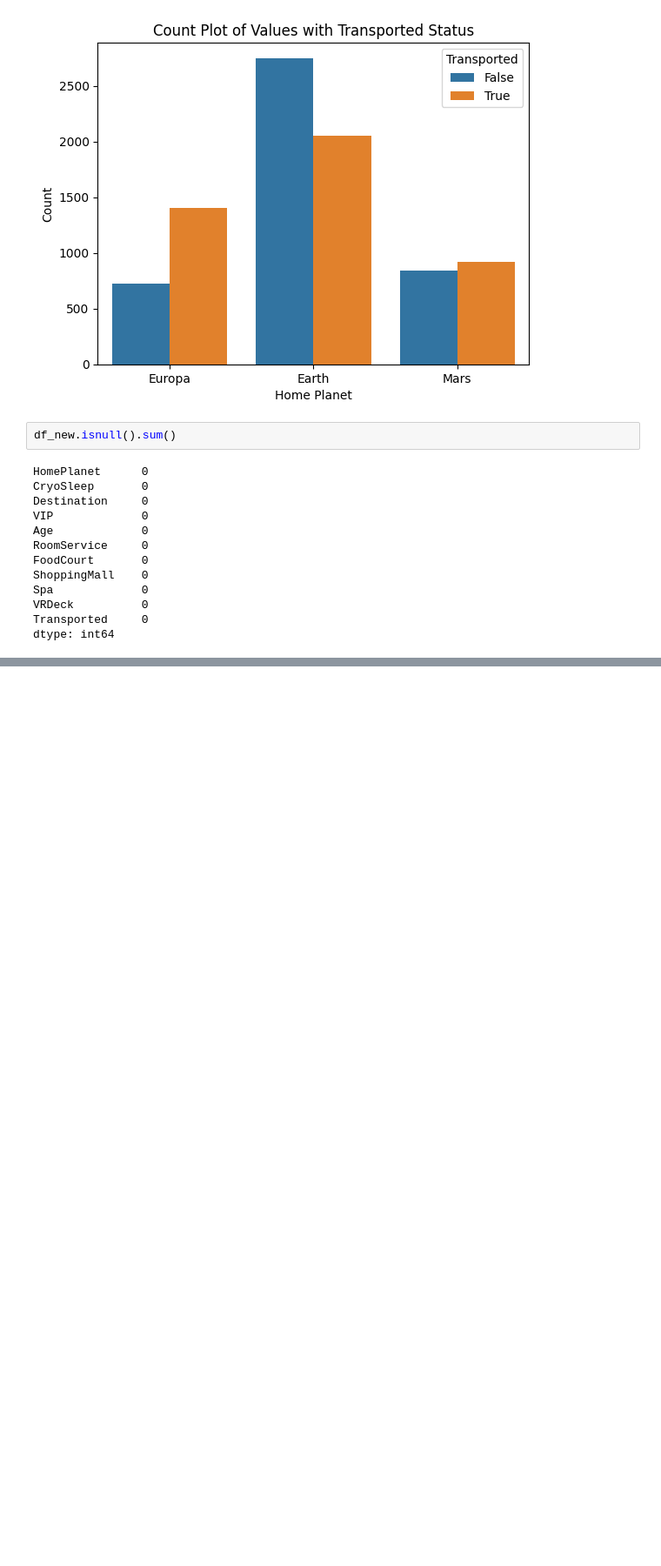
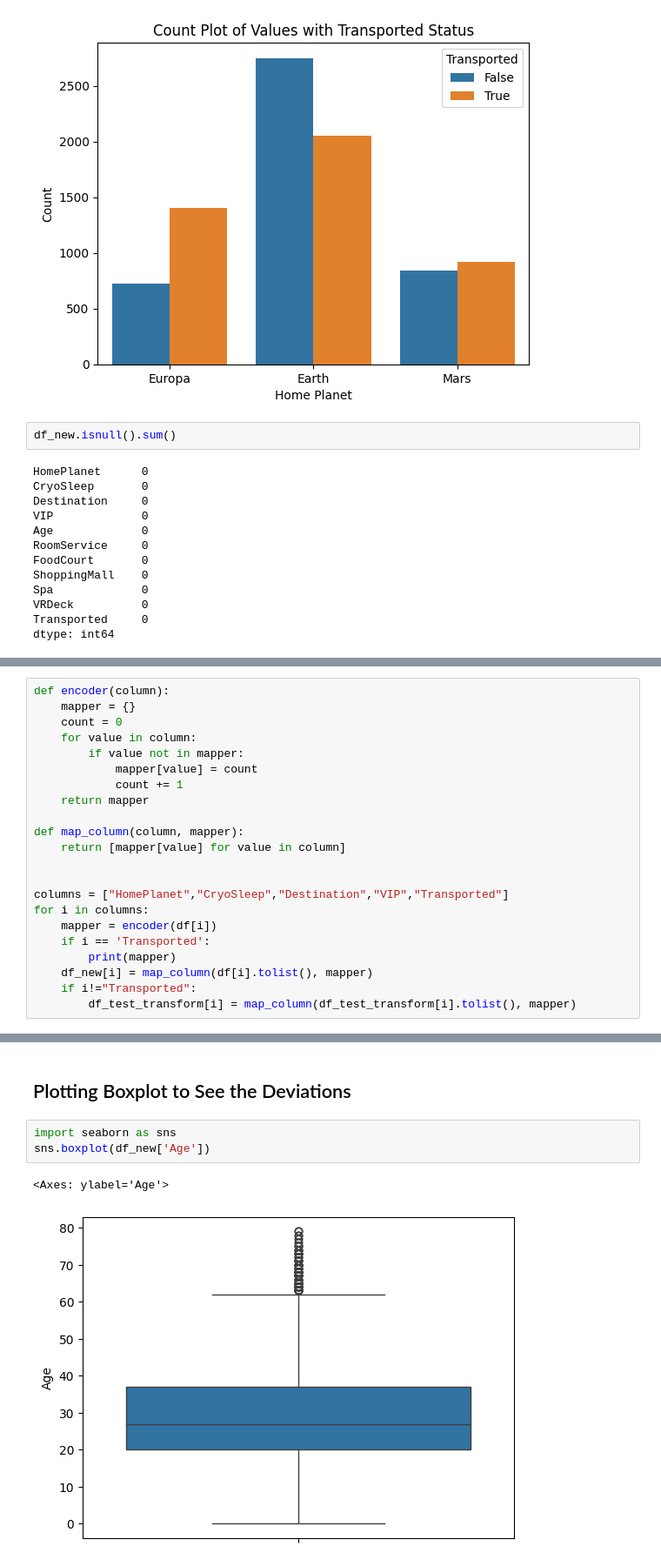
Before and after one commit to 7PAM2015-0509-2023TEAM1/Kaggle-Challenge, a Jupyter notebook: Kaggle_Challenge.ipynb, the cells around one changed output, grey strips where cells are left out. Shown: that part at 87% size. Saved outputs shown, nothing was run; the diff lists cells and outputs as text; blank space fills up the shorter version.

```diff
--- a/Kaggle_Challenge.ipynb
+++ b/Kaggle_Challenge.ipynb
@@ -484,0 +487,22 @@ dtype: int64
+# %%
+def encoder(column):
+    mapper = {}
+    count = 0
+    for value in column:
+        if value not in mapper:
+            mapper[value] = count
+            count += 1
+    return mapper
+
+def map_column(column, mapper):
+    return [mapper[value] for value in column]
+
+
+columns = ["HomePlanet","CryoSleep","Destination","VIP","Transported"]
+for i in columns:
+    mapper = encoder(df[i])
+    if i == 'Transported':
+        print(mapper)
+    df_new[i] = map_column(df[i].tolist(), mapper)
+    if i!="Transported":
+        df_test_transform[i] = map_column(df_test_transform[i].tolist(), mapper)
@@ -484,0 +543,8 @@ dtype: int64
+# %% [markdown]
+## Plotting Boxplot to See the Deviations
+# %%
+import seaborn as sns
+sns.boxplot(df_new['Age'])
+# %% [output]
+<Axes: ylabel='Age'>
+[figure, added]
```
Also changed, not shown: parts of 22 cells of this notebook.
